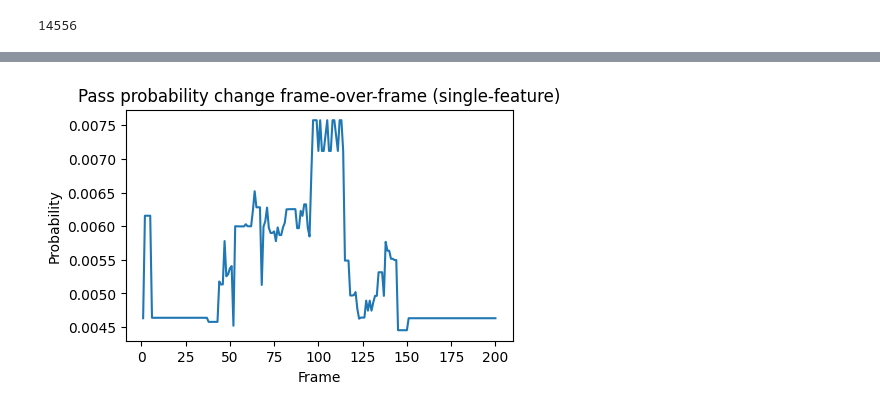
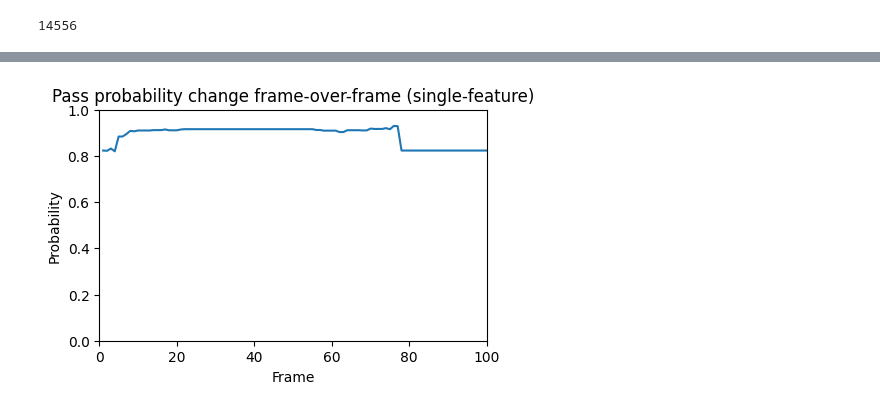
Before and after one commit to meagvo/NFL_BDB2025, a Jupyter notebook: rnn_demo copy.ipynb, the cells around one changed output, grey strips where cells are left out. Saved outputs shown, nothing was run; the diff lists cells and outputs as text; code cells hidden in the pictures.

Commit message:
quarter5 update and time based features

```diff
--- a/rnn_demo copy.ipynb
+++ b/rnn_demo copy.ipynb
@@ -90,5 +90,5 @@ len(ci_merged)
 # %%
-off_positions=['WR','T','G', 'TE',  'RB', 'QB']
+off_positions=['WR','T','G', 'TE',  'RB','FB', 'C', 'QB']
 for p in off_positions:
     df=def_temp[def_temp['position']==p][['gameId', 'playId', 'frameId','dir_standard', 'dis', 'x_standard', 'y_standard']].groupby(['gameId', 'playId', 'frameId']).agg({'dir_standard': 'mean', 'dis':'sum', 'x_standard':'mean', 'y_standard':'mean'}).reset_index().copy()
     df.columns = ['gameId', 'playId', 'frameId',p+'_dir', p+'_dis', p+'x_standard', p+'y_standard']
@@ -98,2 +113,29 @@ ci_merged.fillna(0, inplace=True)
+# %%
+
+def calculate_distance(row):
+    x1, y1 = row['RBx_standard'], row['RBy_standard']
+    x2, y2 = row['QBx_standard'], row['QBy_standard']
+    return np.sqrt((x2 - x1)**2 + (y2 - y1)**2)
+
+
+ci_merged['RBdistance'] = ci_merged.apply(calculate_distance, axis=1)
+
+def calculate_distance(row):
+    x1, y1 = row['Gx_standard'], row['Gy_standard']
+    x2, y2 = row['QBx_standard'], row['QBy_standard']
+    return np.sqrt((x2 - x1)**2 + (y2 - y1)**2)
+ci_merged['Gdistance'] = ci_merged.apply(calculate_distance, axis=1)
+
+
+def calculate_distance(row):
+    x1, y1 = row['Cx_standard'], row['Cy_standard']
+    x2, y2 = row['QBx_standard'], row['QBy_standard']
+    return np.sqrt((x2 - x1)**2 + (y2 - y1)**2)
+ci_merged['Cdistance'] = ci_merged.apply(calculate_distance, axis=1)
+def calculate_distance(row):
+    x1, y1 = row['TEx_standard'], row['TEy_standard']
+    x2, y2 = row['QBx_standard'], row['QBy_standard']
+    return np.sqrt((x2 - x1)**2 + (y2 - y1)**2)
+ci_merged['TEdistance'] = ci_merged.apply(calculate_distance, axis=1)
 # %%
 # merge back in
@@ -159,12 +200,12 @@ test_data=create_momentum_index(test_data, test_momentum_cols)
 
 train_data=motion_complexity_score(train_data, test_motion_cols)
 test_data=motion_complexity_score(test_data, test_motion_cols)
-final_features=['gameId', 'playId', 'xpass_situational',
- 'neg_alignment',
+final_features=['gameId', 'playId', 'xpass_situational', 'yardsToGo', 'down',  'neg_alignment','absoluteYardlineNumber','time_remaining','quarter',
  'neg_Formations',
  'off_xpass',
  'QBdffy_RB',
- 'motion-momentum',
+ 'presnap_motion_complexity',
+ 'presnap_momentum',
  'receiverAlignment_3x2',
  'QBdff_WR']
 df_train=pd.merge(df_train, train_data[final_features], on=['gameId', 'playId'], how='inner')
@@ -208,0 +245,6 @@ final_features=[ 'WR_dir', 'WR_dis',
+# %%
+final_features=[  'RBdistance','Gdistance','TEdistance',
+       'off_xpass', 'TEx_standard', 'TEy_standard',
+      'RBy_standard',  'yardsToGo', 'down', 'absoluteYardlineNumber','time_remaining', 'Cx_standard',
+       'Cy_standard', 'neg_Formations',  'QBdffy_RB',
+       'presnap_motion_complexity','presnap_momentum', 'receiverAlignment_3x2']
@@ -325,10 +361,12 @@ df_test.sample(20)
 # %%
-example=df_test[(df_test['gameId']==2022110300)& (df_test['playId']==3407)][['frameId', 'predictions']]
+example=df_test[(df_test['gameId']==2022110600)& (df_test['playId']==326)][['frameId', 'predictions']]
 plt.figure(figsize=(5,3))
 plt.title('Pass probability change frame-over-frame (single-feature)')
 plt.xlabel('Frame')
 plt.ylabel('Probability')
 plt.plot(example['frameId'],example['predictions'])
+plt.ylim(0, 1)
+plt.xlim(0,100)
 plt.show()
 # %% [output]
-[figure, old version]
+[figure, new version]
```
Also changed, not shown: parts of 25 cells of this notebook, 2 other files.
